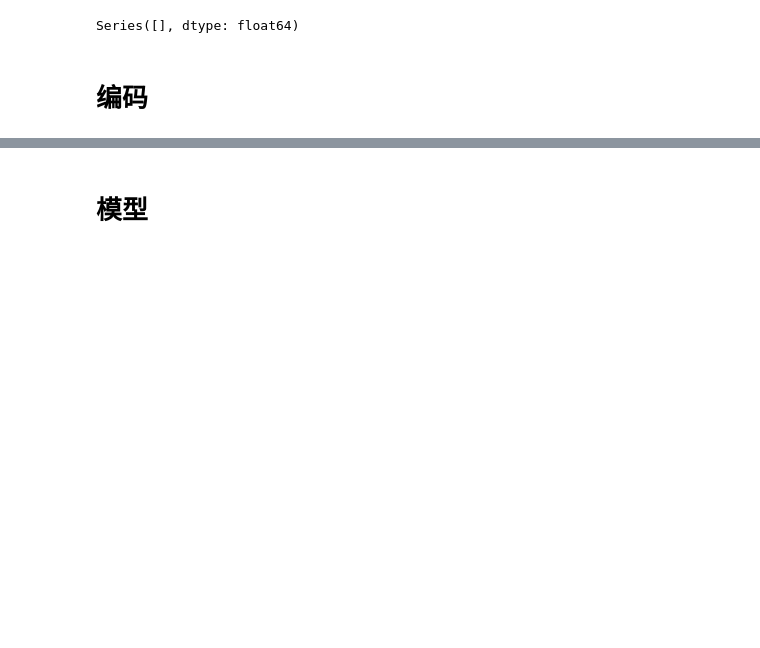
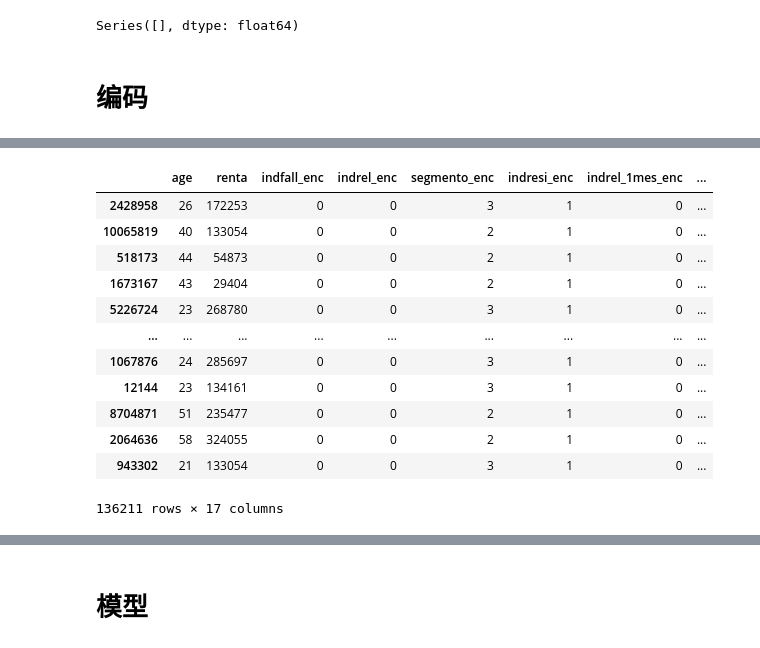
Before and after one commit to YIKAILucas/9417-ML, a Jupyter notebook: 2023_new/pre_process.ipynb, the cells around one changed output, grey strips where cells are left out. Cells and saved outputs as stored; diff of their text form; code cells hidden in the pictures; blank space fills up the shorter version.

```diff
--- a/2023_new/pre_process.ipynb
+++ b/2023_new/pre_process.ipynb
@@ -7,11 +7,23 @@ from sklearn.pipeline import Pipeline
 import sklearn.preprocessing as preprocessing
 from IPython.core.interactiveshell import InteractiveShell
 
+from sklearn.model_selection import train_test_split
+from sklearn.ensemble import RandomForestClassifier, GradientBoostingClassifier
+from sklearn.linear_model import LogisticRegression
+from sklearn.linear_model import SGDClassifier
+from sklearn.svm import SVC
+from sklearn.feature_selection import SelectKBest, SelectFromModel
+from xgboost import XGBClassifier
+from lightgbm import LGBMClassifier
+
+from sklearn.metrics import classification_report, roc_auc_score, ConfusionMatrixDisplay
+
 InteractiveShell.ast_node_interactivity = 'all'
 
 to_show = True
 to_save = False
 is_sample = False
+is_sample = True
 limit_rows = 1000
 # %%
 # This data cleaning part gets ideas from https://www.kaggle.com/apryor6/detailed-cleaning-visualization-python
@@ -48,7 +60,11 @@ df = pd.read_csv(train_file,
 
 # resample the data for saving memory and shuffle the dataset
 if is_sample:
-    df = df.sample(frac=0.5)
+    df = df.sample(frac=0.01)
+
+y_name_list = list(df.iloc[:, 24:].columns)
+x_name_list = list(df.iloc[:, :24].columns)
+# df = df[order]
 df.info()
 # %% [output]
 <class 'pandas.core.frame.DataFrame'>
@@ -84,5 +144,9 @@ def cal_loss(data):
 #     base_df = df.copy(deep=True)
 #     return new_df
 # %%
+# 删除y值空缺的行
+df.drop(df[df['ind_nomina_ult1'].isnull()].index, inplace=True)
+
 # 调整label的格式节省空间, 能节约2.1G 空间, 将近一半
-df.iloc[:, 24:] = df.iloc[:, 24:].astype(bool)
+df.loc[:, y_name_list] = df.loc[:, y_name_list].astype('uint8')
+df.loc[:, y_name_list].value_counts(dropna=False)
@@ -839,0 +823,17 @@ target
+# %%
+X = df.drop(y_name_list, axis=1)
+X
+# %% [output]
+|  | age | renta | indfall_enc | indrel_enc | segmento_enc | indresi_enc | indrel_1mes_enc | ... |
+| 2428958 | 26 | 172253 | 0 | 0 | 3 | 1 | 0 | ... |
+| 10065819 | 40 | 133054 | 0 | 0 | 2 | 1 | 0 | ... |
+| 518173 | 44 | 54873 | 0 | 0 | 2 | 1 | 0 | ... |
+| 1673167 | 43 | 29404 | 0 | 0 | 2 | 1 | 0 | ... |
+| 5226724 | 23 | 268780 | 0 | 0 | 3 | 1 | 0 | ... |
+| ... | ... | ... | ... | ... | ... | ... | ... | ... |
+| 1067876 | 24 | 285697 | 0 | 0 | 3 | 1 | 0 | ... |
+| 12144 | 23 | 134161 | 0 | 0 | 3 | 1 | 0 | ... |
+| 8704871 | 51 | 235477 | 0 | 0 | 2 | 1 | 0 | ... |
+| 2064636 | 58 | 324055 | 0 | 0 | 2 | 1 | 0 | ... |
+| 943302 | 21 | 133054 | 0 | 0 | 3 | 1 | 0 | ... |
+136211 rows × 17 columns
```
Also changed, not shown: parts of 83 cells of this notebook.
